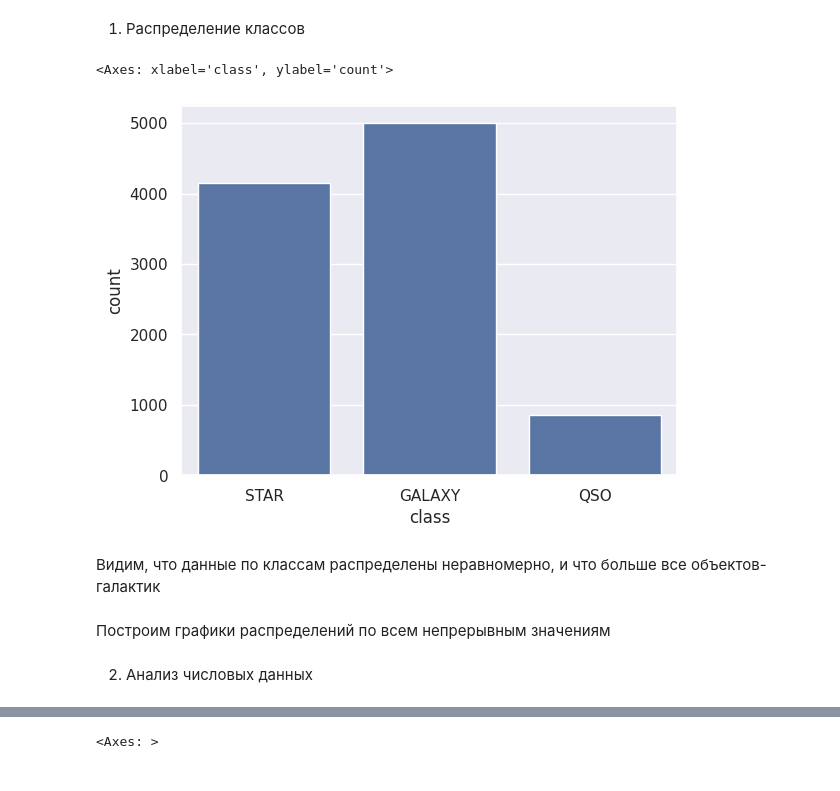
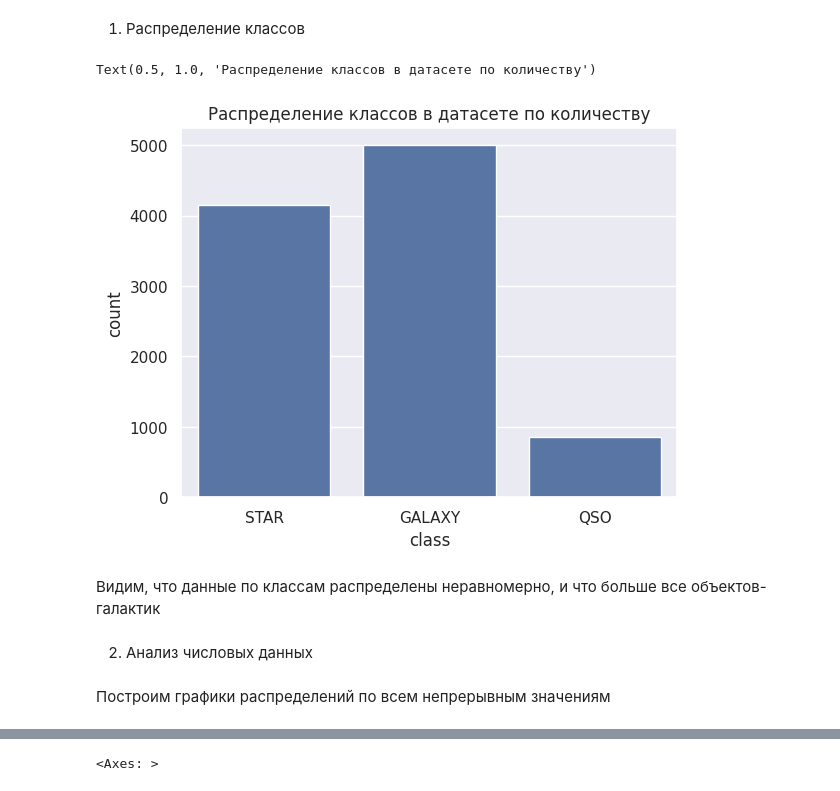
Before and after one commit to starminalush/star-classification-itmo-2023, a Jupyter notebook: notebook/EDA.ipynb, the cells around one changed output, grey strips where cells are left out. Drawn from its saved outputs; the diff is of its cells as text; code cells hidden in the pictures.

```diff
--- a/notebook/EDA.ipynb
+++ b/notebook/EDA.ipynb
@@ -13,7 +22,7 @@ sns.set()
 # %% [markdown]
 Набор данных состоит из 17 различных параметров 10000 записей
 # %%
-df = pd.read_csv('data/Skyserver_SQL2_27_2018 6_51_39 PM.csv')
+df = pd.read_csv('../data/Skyserver_SQL2_27_2018 6_51_39 PM.csv')
 df.head()
 # %% [output]
 |  | objid | ra | dec | u | g | r | i | z | run | rerun | camcol | ... |
@@ -87,2 +78,2 @@ fiberid = fiber ID
 # %%
-df.drop(columns=['objid', 'run', 'rerun', 'camcol', 'field', 'specobjid', 'fiberid', 'plate'], inplace=True)
+df.drop(columns=['objid', 'run', 'rerun', 'camcol', 'field', 'specobjid', 'fiberid', 'plate', 'mjd'], inplace=True)
@@ -91,15 +91,15 @@ df.drop(columns=['objid', 'run', 'rerun', 'camcol', 'field', 'specobjid', 'fiber
 # %% [markdown]
 1. Распределение классов
 # %%
-sns.countplot(x='class', data=df)
+sns.countplot(x='class', data=df).set_title("Распределение классов в датасете по количеству")
 # %% [output]
-<Axes: xlabel='class', ylabel='count'>
+Text(0.5, 1.0, 'Распределение классов в датасете по количеству')
-[figure, old version]
+[figure, new version]
 # %% [markdown]
 Видим, что данные по классам распределены неравномерно, и что больше все объектов-галактик
-# %% [markdown]
-Построим графики распределений по всем непрерывным значениям
 # %% [markdown]
 2. Анализ числовых данных
+# %% [markdown]
+Построим графики распределений по всем непрерывным значениям
 # %%
 for column in df.select_dtypes(include=np.number).columns:
```
Also changed, not shown: parts of 26 cells of this notebook, 1 other file.
